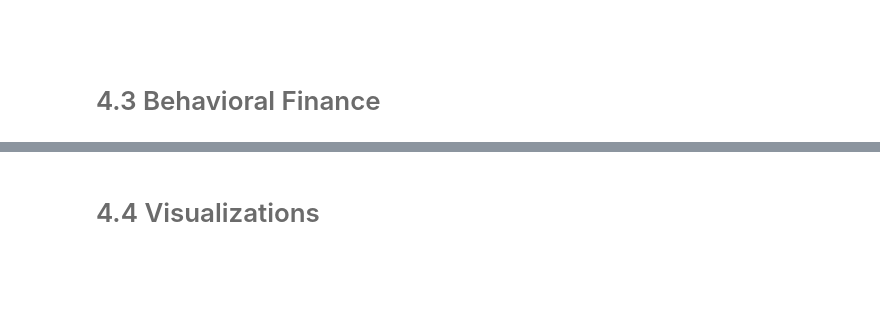
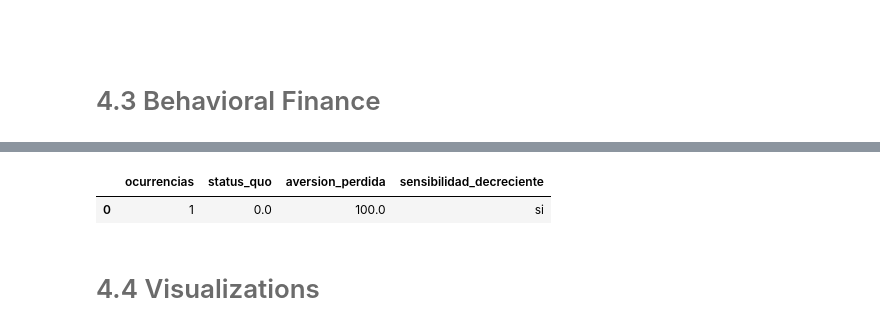
Before and after one commit to lizette98/myst_equipo8_lab3, a Jupyter notebook: notebook.ipynb, the cells around one changed output, grey strips where cells are left out. Saved outputs shown, nothing was run; the diff lists cells and outputs as text; code cells hidden in the pictures; blank space fills up the shorter version.

```diff
--- a/notebook.ipynb
+++ b/notebook.ipynb
@@ -265,0 +301,4 @@ MAD
+# %%
+# --- 3.2 Sesgos
+sesgos = fn.f_be_de(param_data=df_data)
+sesgos
@@ -266,3 +336,8 @@ MAD
+# %%
+sesgos['resultados']
+# %% [output]
+|  | ocurrencias | status_quo | aversion_perdida | sensibilidad_decreciente |
+| 0 | 1 | 0.0 | 100.0 | si |
 # %% [markdown]
 # <font color= #6B6B6B> <font size = 5.5> 4.4 Visualizations </font>
 # %%
```
Also changed, not shown: parts of 8 cells of this notebook, 4 other files.
